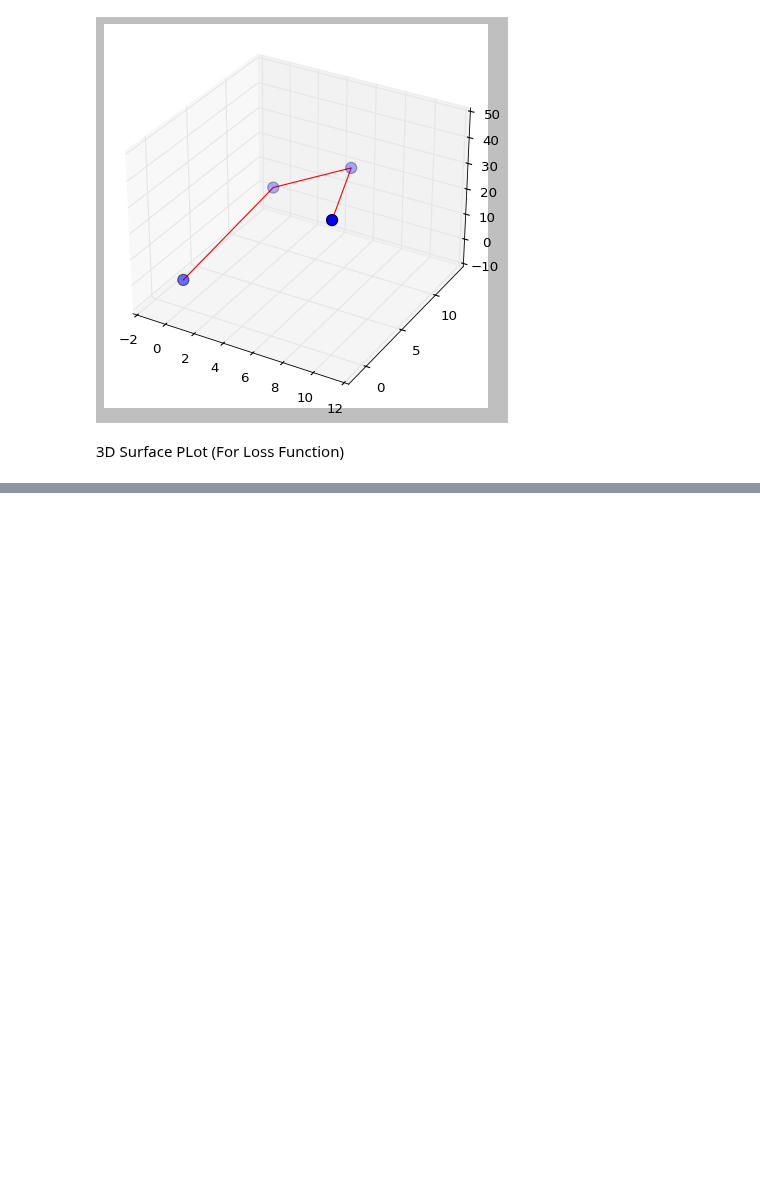
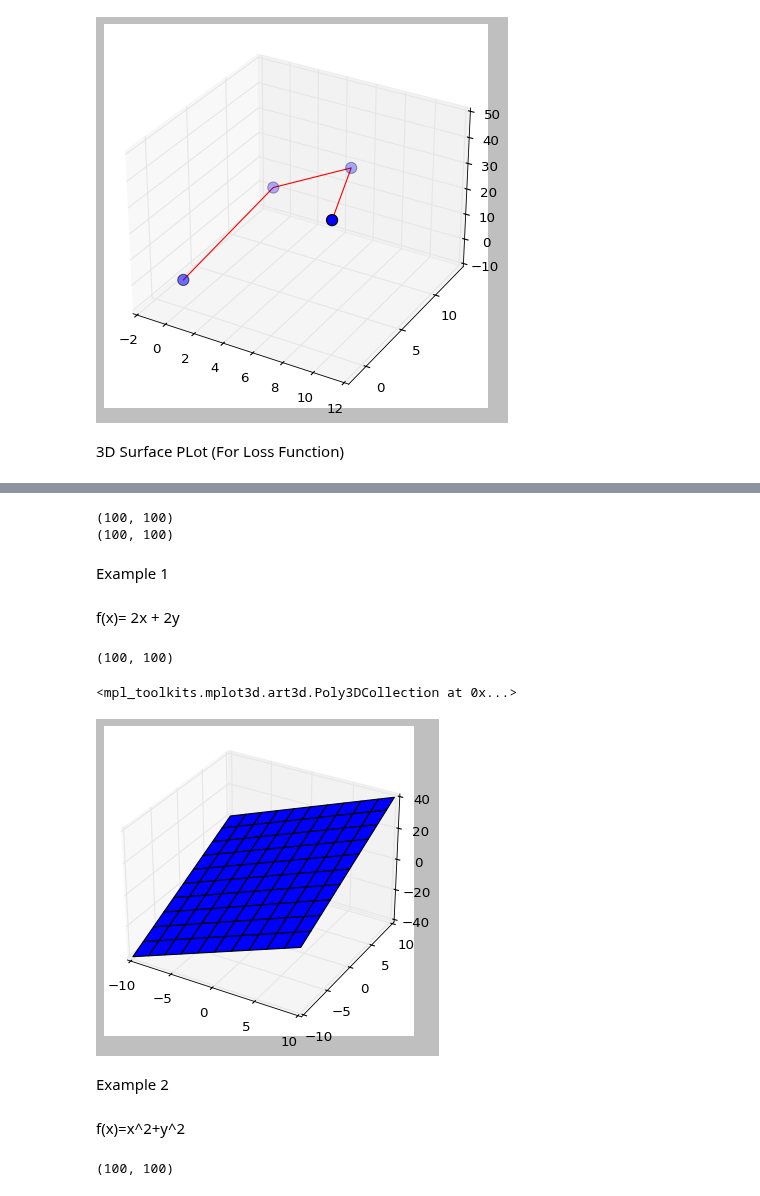
Before and after one commit to sseal2004/Machine-Learning-Full-Course, a Jupyter notebook: Python Library/MatplotLib/02_advanceMatplotlib/3DGraphPlots.ipynb, the cells around one changed output, grey strips where cells are left out. Cells and saved outputs as stored; diff of their text form; code cells hidden in the pictures; blank space fills up the shorter version.

```diff
--- a/Python Library/MatplotLib/02_advanceMatplotlib/3DGraphPlots.ipynb
+++ b/Python Library/MatplotLib/02_advanceMatplotlib/3DGraphPlots.ipynb
@@ -63,0 +67,4 @@ ax.plot3D(x,y,z,color='red')
+# %%
+# Atfirst generate 100 points for both x and y
+x=np.linspace(-10,10,100)
+y=np.linspace(-10,10,100)
@@ -63,0 +91,32 @@ ax.plot3D(x,y,z,color='red')
+# %%
+xx,yy = np.meshgrid(x,y)
+print(yy.shape)
+print(xx.shape)
+# %% [output]
+(100, 100)
+(100, 100)
+# %% [markdown]
+Example 1
+# %% [markdown]
+f(x)= 2x + 2y
+# %%
+z= xx*2 + yy*2
+z.shape
+# %% [output]
+(100, 100)
+# %%
+figure = plt.figure(figsize=(5,5))
+ax= plt.subplot(projection='3d')
+ax.plot_surface(xx,yy,z)
+# %% [output]
+<mpl_toolkits.mplot3d.art3d.Poly3DCollection at 0x...>
+[figure, added]
+# %% [markdown]
+Example 2
+# %% [markdown]
+f(x)=x^2+y^2
+# %%
+z= xx**2 + yy**2
+z.shape
+# %% [output]
+(100, 100)
```
Also changed, not shown: parts of 16 cells of this notebook.
